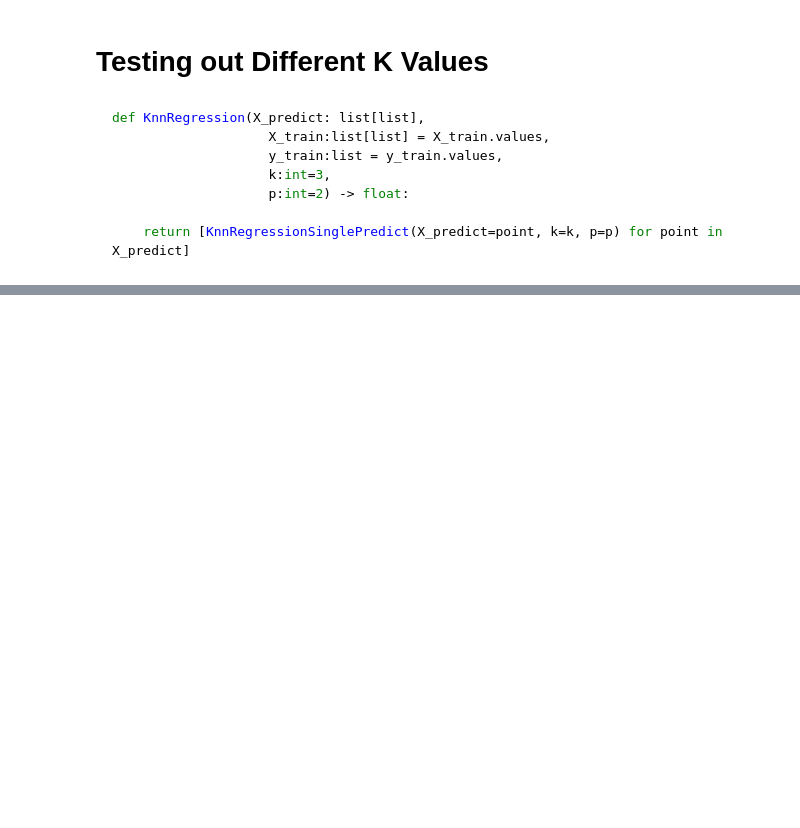
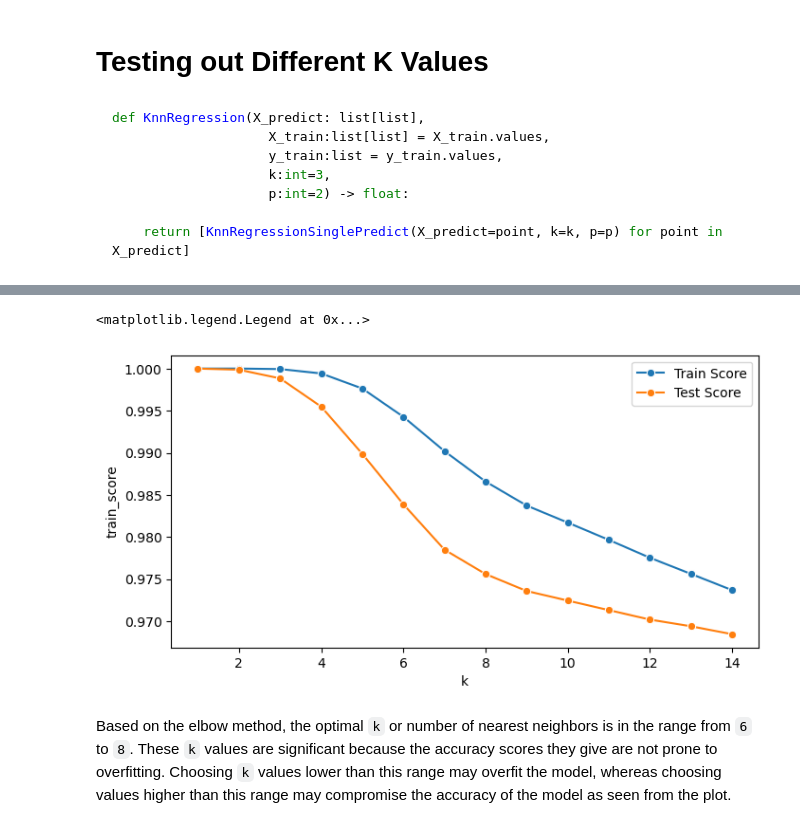
Before and after one commit to CharlesO55/DATA103-KnnRegression, a Jupyter notebook: KNN Regression.ipynb, the cells around one changed output, grey strips where cells are left out. Cells and saved outputs as stored; diff of their text form; code cells hidden in the pictures; blank space fills up the shorter version.

```diff
--- a/KNN Regression.ipynb
+++ b/KNN Regression.ipynb
@@ -91,0 +145,7 @@ X_train, X_test, y_train, y_test = train_test_split(X, y, test_size=0.2, random_
+# %%
+# Separate features and target variable
+X_train_manual = df_train[['AT', 'V', 'AP', 'RH']]
+X_test_manual = df_test[['AT', 'V', 'AP', 'RH']]
+
+y_train_manual = df_train['PE']
+y_test_manual = df_test['PE']
@@ -141,8 +209,8 @@ return `float` average of the closest neighbors' labels
 # %%
 #DEBUG. PREDICTS FOR ONLY A SINGLE POINT
 def KnnRegressionSinglePredict(X_predict: list,
-                    X_train:list[list] = X_train.values,
-                    y_train:list = y_train.values,
+                    X_train:list[list] = X_train_manual.values,
+                    y_train:list = y_train_manual.values,
                     k:int=3,
                     p:int=2) -> float:
 
@@ -167,8 +235,8 @@ def KnnRegressionSinglePredict(X_predict: list,
 # %%
 #PREDICTS FOR ALL POINTS
 def KnnRegression(X_predict: list[list],
-                    X_train:list[list] = X_train.values,
-                    y_train:list = y_train.values,
+                    X_train:list[list] = X_train_manual.values,
+                    y_train:list = y_train_manual.values,
                     k:int=3,
                     p:int=2) -> float:
 
@@ -309,12 +379,12 @@ def KnnRegression(X_predict: list[list],
 scores = []
 
 for k in range(1,15):
-    y_test_predict = KnnRegression(X_predict = X_test.values[:limit], k=k)
-    y_train_predict = KnnRegression(X_predict = X_train.values[:limit], k=k)
+    y_test_predict = KnnRegression(X_predict = X_test_manual.values[:limit], k=k)
+    y_train_predict = KnnRegression(X_predict = X_train_manual.values[:limit], k=k)
 
-    test_score = r_squared_check(y_test.values[:len(y_test_predict)], y_test_predict)
-    train_score = r_squared_check(y_train.values[:len(y_train_predict)], y_train_predict)
+    test_score = r_squared_check(y_test_manual.values[:len(y_test_predict)], y_test_predict)
+    train_score = r_squared_check(y_train_manual.values[:len(y_train_predict)], y_train_predict)
     scores.append([k, test_score, train_score])
-scores_df = pd.DataFrame(scores, columns=["k", "train_score", "test_score"])
+scores_df = pd.DataFrame(scores, columns=["k", "test_score", "train_score"])
 scores_df
 # %% [output]
@@ -321,0 +406,12 @@ KeyboardInterrupt:
+# %%
+fig, ax = plt.subplots(figsize=(8, 4),dpi=100)
+sns.lineplot(data=scores_df,x='k',y='train_score', marker='o', label="Train Score")
+sns.lineplot(data=scores_df,x='k',y='test_score', marker='o', label="Test Score")
+
+
+plt.legend(loc='upper right')
+# %% [output]
+<matplotlib.legend.Legend at 0x...>
+[figure, added]
+# %% [markdown]
+Based on the elbow method, the optimal `k` or number of nearest neighbors is in the range from `6` to `8`. These `k` values are significant because the accuracy scores they give are not prone to overfitting. Choosing `k` values lower than this range may overfit the model, whereas choosing values higher than this range may compromise the accuracy of the model as seen from the plot.
```
Also changed, not shown: parts of 32 cells of this notebook.
